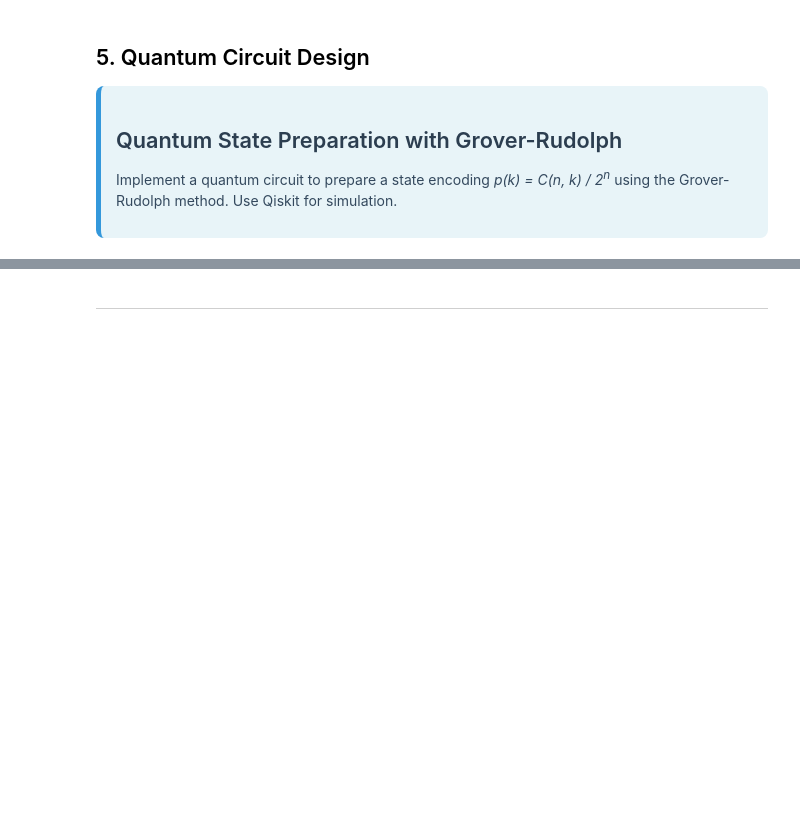
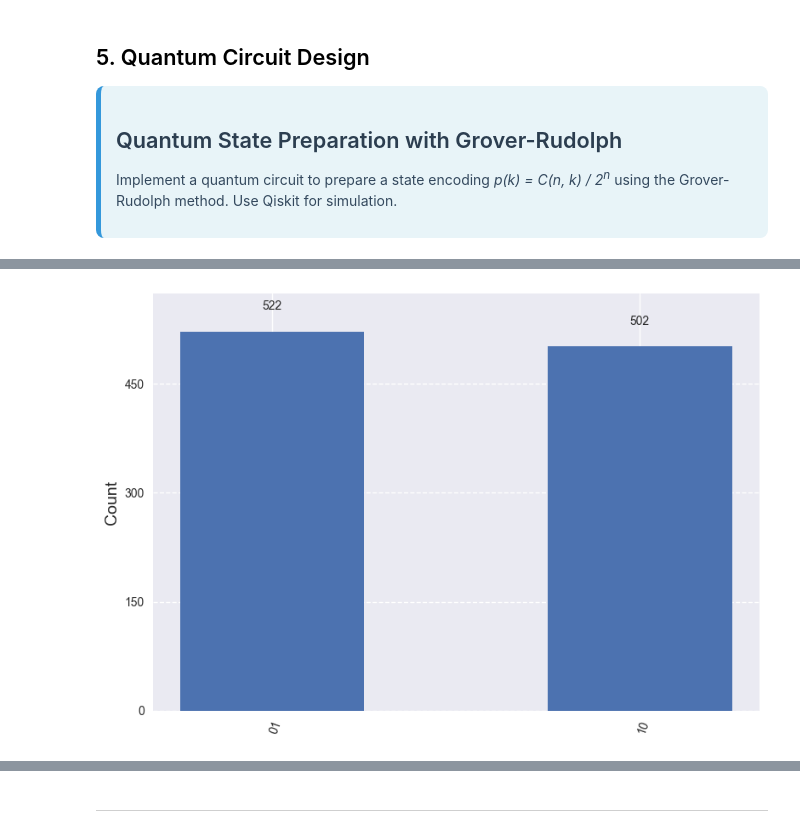
Before and after one commit to JerisonP/QuantumGaltonBoard2025, a Jupyter notebook: task_2/quantum_galton.ipynb, the cells around one changed output, grey strips where cells are left out. Saved outputs shown, nothing was run; the diff lists cells and outputs as text; code cells hidden in the pictures; blank space fills up the shorter version.

```diff
--- a/task_2/quantum_galton.ipynb
+++ b/task_2/quantum_galton.ipynb
@@ -187,3 +169,20 @@ print(f"Classical runtime: {classical_time:.4f} seconds")
   </p>
 
 </div>
+# %%
+# test for 1 layer peg
+n_qubits = 4
+n_bits = 2
+
+peg_circuit = QuantumCircuit(n_qubits,n_bits)
+
+peg_circuit.h(0)
+peg_circuit.x(2)
+peg_circuit.cswap(0,1,2)
+peg_circuit.cx(2,0)
+peg_circuit.cswap(0,2,3)
+
+for i in range(2):
+    peg_circuit.measure((2*i + 1), i)
+
+peg_circuit.draw()
@@ -189,0 +201,6 @@ print(f"Classical runtime: {classical_time:.4f} seconds")
+# %%
+aer_sim = AerSimulator().run(peg_circuit,shots=1024)
+answer = aer_sim.result().get_counts(peg_circuit)
+plot_histogram(answer)
+# %% [output]
+[figure, added]
```
Also changed, not shown: parts of 9 cells of this notebook.
